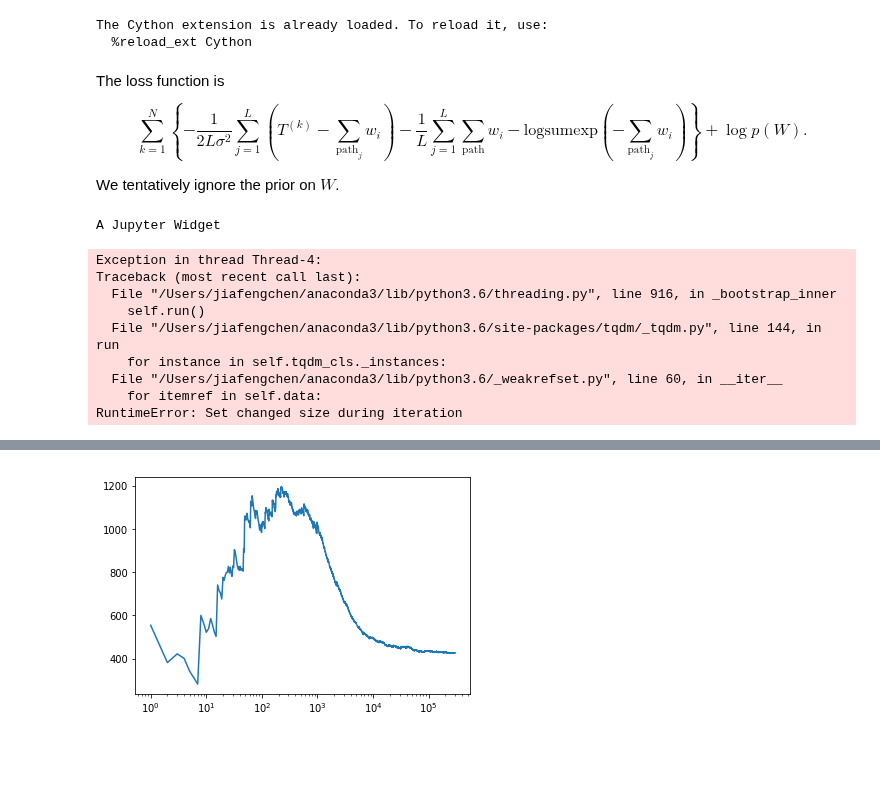
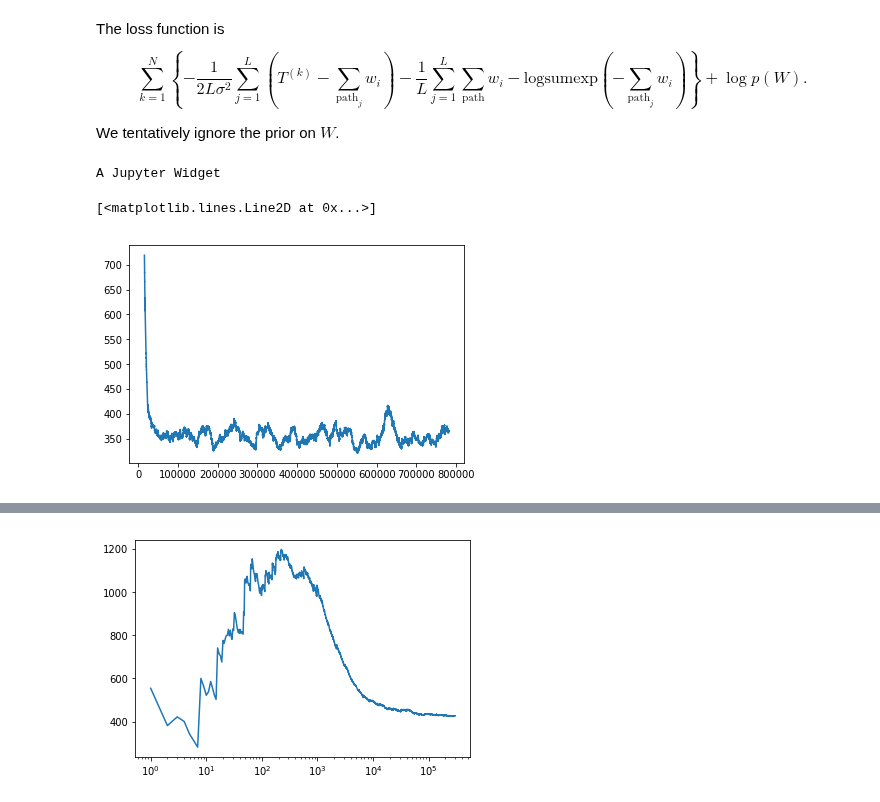
Before and after one commit to M20190649/cs281-final-taxi, a Jupyter notebook: 2017-11-27_JC_model-Copy1.ipynb, the cells around one changed output, grey strips where cells are left out. Saved outputs shown, nothing was run; the diff lists cells and outputs as text; code cells hidden in the pictures; blank space fills up the shorter version.

```diff
--- a/2017-11-27_JC_model-Copy1.ipynb
+++ b/2017-11-27_JC_model-Copy1.ipynb
@@ -19,15 +19,12 @@ from numpy.random import permutation
 M, N = 40, 140
 
 # file to run model on
-filename = 'data/split/JC_week1_hour10_40x140.csv'
+filename = 'data/split/JC_week1_hour8_40x140.csv'
 
 def log_sum_exp(value):
     m = torch.max(value)
     sum_exp = torch.sum(torch.exp(value - m))
     return m + torch.log(sum_exp)
-# %% [output]
-The Cython extension is already loaded. To reload it, use:
-  %reload_ext Cython
 # %%
 %%cython
 import numpy as np
@@ -83,25 +95,10 @@ We tentatively ignore the prior on $W$.
 # %%
-df = pd.read_csv(filename)
-optimizer = Adam([weights], lr = 0.05) # using Adam since we are doing some stochastic optimization things
-num_epochs = 5
-def loss_fn(paths, t):
-    """Implement the loss function"""
-    weighted_paths = (Variable(Tensor(paths.astype(float)))
-                              * weights.unsqueeze(-1))
-    weight_sums = weighted_paths.sum(dim=0).sum(dim=0)
-    first = (-1/(2 * L * s2) * (t - weight_sums).pow(2).sum())
-    second = - weighted_paths.sum() / L
-    third = - log_sum_exp(-weight_sums)
-    loss = -(first + second + third)
-    return loss
-
+optimizer = Adam([weights], lr = 0.005) # using Adam since we are doing some stochastic optimization things
 pbar = tqdm(total=num_epochs * len(df))
-losses = []
 for epoch in range(num_epochs):
     for _, duration, sx, sy, tx, ty in (df.sample(frac=1).itertuples()):
         pbar.update(1)
-        paths = random_path(int(sx), int(sy),
-                            int(tx), int(ty), L)
+        paths = random_path(int(sx), int(sy), int(tx), int(ty), L)
         t = float(duration)
         loss = loss_fn(paths, t)
         optimizer.zero_grad()
@@ -110,12 +107,8 @@ for epoch in range(num_epochs):
         losses.append(loss.data[0])
 # %% [output]
 A Jupyter Widget
-Exception in thread Thread-4:
-Traceback (most recent call last):
-  File "/Users/jiafengchen/anaconda3/lib/python3.6/threading.py", line 916, in _bootstrap_inner
-    self.run()
-  File "/Users/jiafengchen/anaconda3/lib/python3.6/site-packages/tqdm/_tqdm.py", line 144, in run
-    for instance in self.tqdm_cls._instances:
-  File "/Users/jiafengchen/anaconda3/lib/python3.6/_weakrefset.py", line 60, in __iter__
-    for itemref in self.data:
-RuntimeError: Set changed size during iteration
+# %%
+plt.plot(pd.Series(losses).rolling(window=len(losses)//50).mean())
+# %% [output]
+[<matplotlib.lines.Line2D at 0x...>]
+[figure, added]
```
Also changed, not shown: parts of 10 cells of this notebook, 4 other files.
